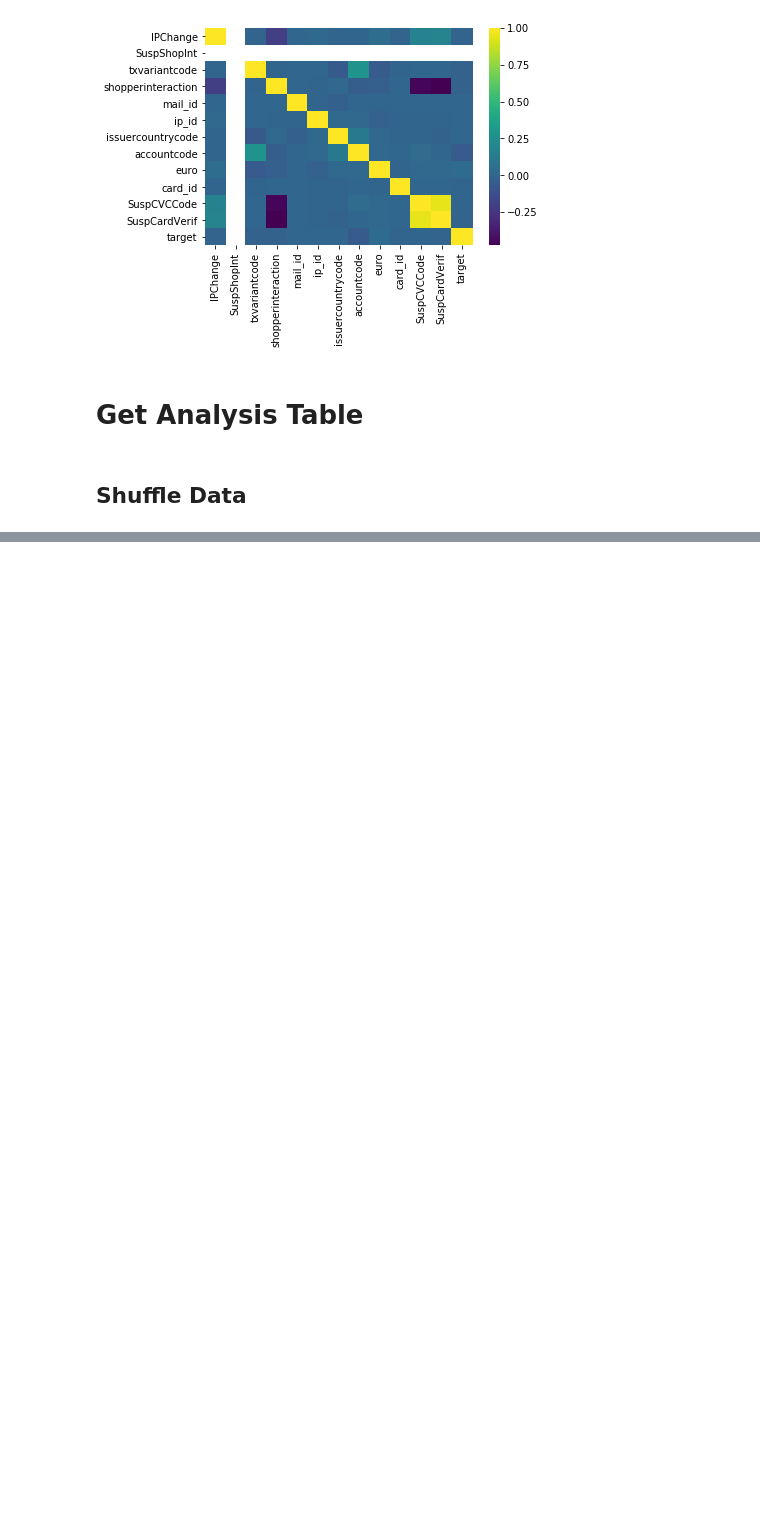
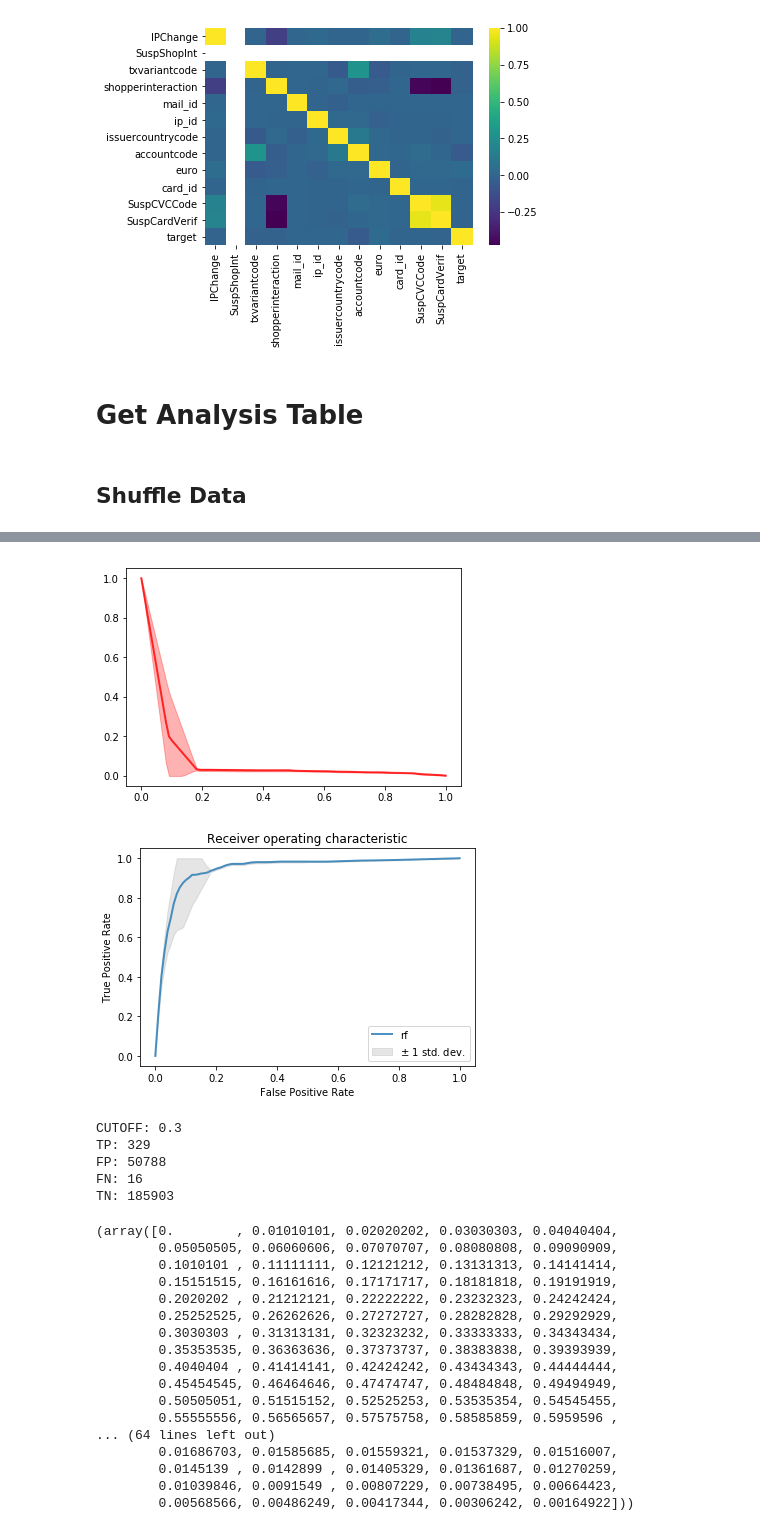
Before and after one commit to PedroCaldeira/CDA2018_G35, a Jupyter notebook: 1st Assignment/Lab1-CreditCardFraud.ipynb, the cells around one changed output, grey strips where cells are left out. Drawn from its saved outputs; the diff is of its cells as text; code cells hidden in the pictures; blank space fills up the shorter version.

```diff
--- a/1st Assignment/Lab1-CreditCardFraud.ipynb
+++ b/1st Assignment/Lab1-CreditCardFraud.ipynb
@@ -617,5 +627,30 @@ TN: 117993
 # %%
-test_Folds(10,'rf',1,0.3)
+test_Folds(3,'rf',0,0.3)
+# %% [output]
+[figure, added]
+[figure, added]
+CUTOFF: 0.3
+TP: 329
+FP: 50788
+FN: 16
+TN: 185903
+(array([0.        , 0.01010101, 0.02020202, 0.03030303, 0.04040404,
+        0.05050505, 0.06060606, 0.07070707, 0.08080808, 0.09090909,
+        0.1010101 , 0.11111111, 0.12121212, 0.13131313, 0.14141414,
+        0.15151515, 0.16161616, 0.17171717, 0.18181818, 0.19191919,
+        0.2020202 , 0.21212121, 0.22222222, 0.23232323, 0.24242424,
+        0.25252525, 0.26262626, 0.27272727, 0.28282828, 0.29292929,
+        0.3030303 , 0.31313131, 0.32323232, 0.33333333, 0.34343434,
+        0.35353535, 0.36363636, 0.37373737, 0.38383838, 0.39393939,
+        0.4040404 , 0.41414141, 0.42424242, 0.43434343, 0.44444444,
+        0.45454545, 0.46464646, 0.47474747, 0.48484848, 0.49494949,
+        0.50505051, 0.51515152, 0.52525253, 0.53535354, 0.54545455,
+        0.55555556, 0.56565657, 0.57575758, 0.58585859, 0.5959596 ,
+... (64 lines left out)
+        0.01686703, 0.01585685, 0.01559321, 0.01537329, 0.01516007,
+        0.0145139 , 0.0142899 , 0.01405329, 0.01361687, 0.01270259,
+        0.01039846, 0.0091549 , 0.00807229, 0.00738495, 0.00664423,
+        0.00568566, 0.00486249, 0.00417344, 0.00306242, 0.00164922]))
 # %%
 test_Folds(10,'rf',1,0.255)
 # %%
```
Also changed, not shown: parts of 7 cells of this notebook.
